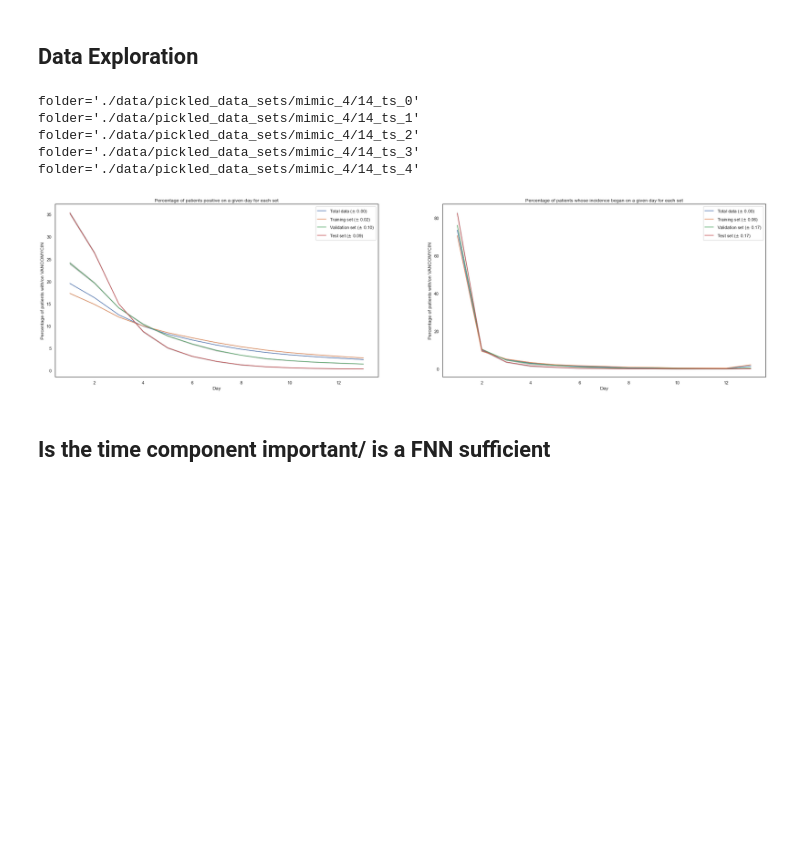
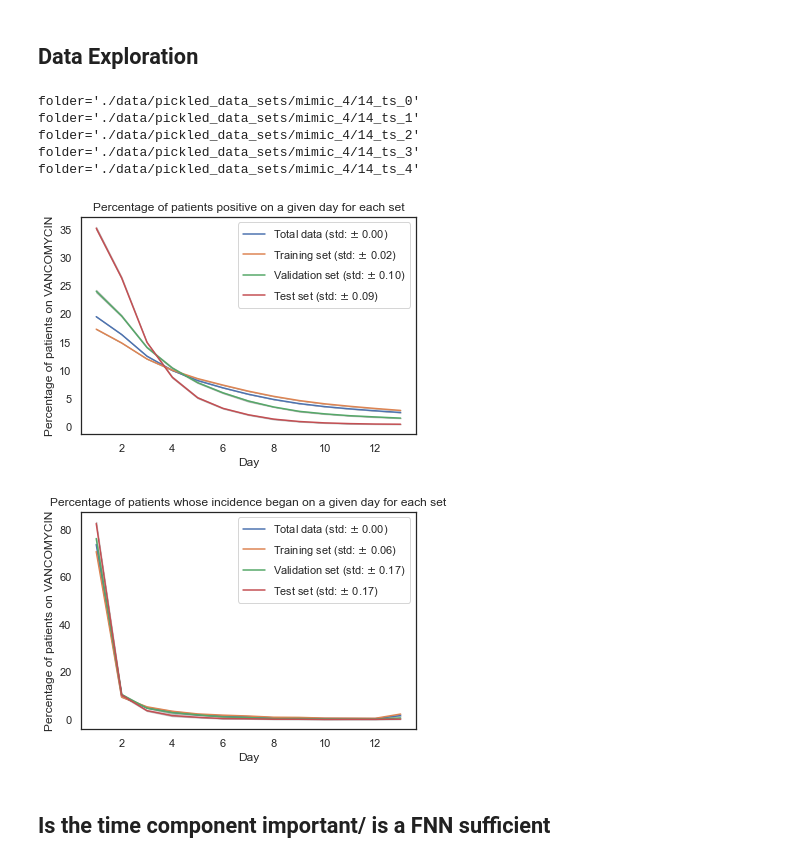
Before and after one commit to moskast/mimic_model, a Jupyter notebook: test.ipynb, the cells around one changed output. Drawn from its saved outputs; the diff is of its cells as text; code cells hidden in the pictures; blank space fills up the shorter version.

Commit message:
Plot generation for presentation in test.ipynb

```diff
--- a/test.ipynb
+++ b/test.ipynb
@@ -142,7 +142,7 @@ def plot_data_distribution(mimic_version, time_step_id, seeds, target, save_fig
             y_vector_total_pos = y_vector_total_pos * 100/y_vector_total_pos.sum()
             total_pos_dict[label].append(y_vector_total_pos)
 
-    plt.figure(figsize = (32,8))
+    # plt.figure(figsize = (32,8))
     sns.set(style="white")
     sns.despine(left=True, bottom=True)
 
@@ -151,9 +151,9 @@ def plot_data_distribution(mimic_version, time_step_id, seeds, target, save_fig
     ### When do people have incidents?
 
     # number of people who are positive on a given day
-    plt.subplot(1, 2, 1)
+    # plt.subplot(1, 2, 1)
     plt.title('Percentage of patients positive on a given day for each set')
-    plt.ylabel('Percentage of patients with/on {0}'.format(target))
+    plt.ylabel('Percentage of patients on {0}'.format(target))
     plt.xlabel('Day')
 
     x = np.arange(n_time_steps) + 1
@@ -162,40 +162,47 @@ def plot_data_distribution(mimic_version, time_step_id, seeds, target, save_fig
         std_y = np.std(pos_dict[label], axis=0)
         upper_y = np.minimum(mean_y + std_y, 100)
         lower_y = np.maximum(mean_y - std_y, 0)
-        plt.plot(x, mean_y, label=label + r' ($\pm$ %0.2f)' % (np.mean(std_y)))
+        plt.plot(x, mean_y, label=label + r' (std: $\pm$ %0.2f)' % (np.mean(std_y)))
         plt.fill_between(x, lower_y, upper_y, color='black', alpha=.2)
     plt.legend()
 
+    if save_fig:
+        plt.savefig(f'{figure_dir}/{target}_Set_Distributions.{figure_format}',
+                    format=figure_format, dpi=300, bbox_inches='tight')
+    else:
+        plt.show()
+
     # first incident - number of people who had their first incident on a given day
     x = np.arange(n_time_steps) + 1
-    plt.subplot(1,2,2)
+    # plt.subplot(1,2,2)
     plt.title('Percentage of patients whose incidence began on a given day for each set')
-    plt.ylabel('Percentage of patients with/on {0}'.format(target))
+    plt.ylabel('Percentage of patients on {0}'.format(target))
     plt.xlabel('Day')
     for label in pos_dict.keys():
         mean_y = np.mean(total_pos_dict[label], axis=0)
         std_y = np.std(total_pos_dict[label], axis=0)
         upper_y = np.minimum(mean_y + std_y, 100)
         lower_y = np.maximum(mean_y - std_y, 0)
-        plt.plot(x, mean_y, label=label + r' ($\pm$ %0.2f)' % (np.mean(std_y)))
+        plt.plot(x, mean_y, label=label + r' (std: $\pm$ %0.2f)' % (np.mean(std_y)))
         plt.fill_between(x, lower_y, upper_y, color='black', alpha=.2)
 
     plt.legend()
 
     if save_fig:
         plt.savefig(f'{figure_dir}/{target}_Set_Distributions.{figure_format}',
                     format=figure_format, dpi=300, bbox_inches='tight')
     else:
         plt.show()
 
 plot_data_distribution(mimic_version, time_step_id, seeds, target, False)
 # %% [output]
 folder='./data/pickled_data_sets/mimic_4/14_ts_0'
 folder='./data/pickled_data_sets/mimic_4/14_ts_1'
 folder='./data/pickled_data_sets/mimic_4/14_ts_2'
 folder='./data/pickled_data_sets/mimic_4/14_ts_3'
 folder='./data/pickled_data_sets/mimic_4/14_ts_4'
-[figure, old version]
+[figure, new version]
+[figure, added]
 # %% [markdown]
 ## Is the time component important/ is a FNN sufficient
 # %%
```
Also changed, not shown: 2 other files.
